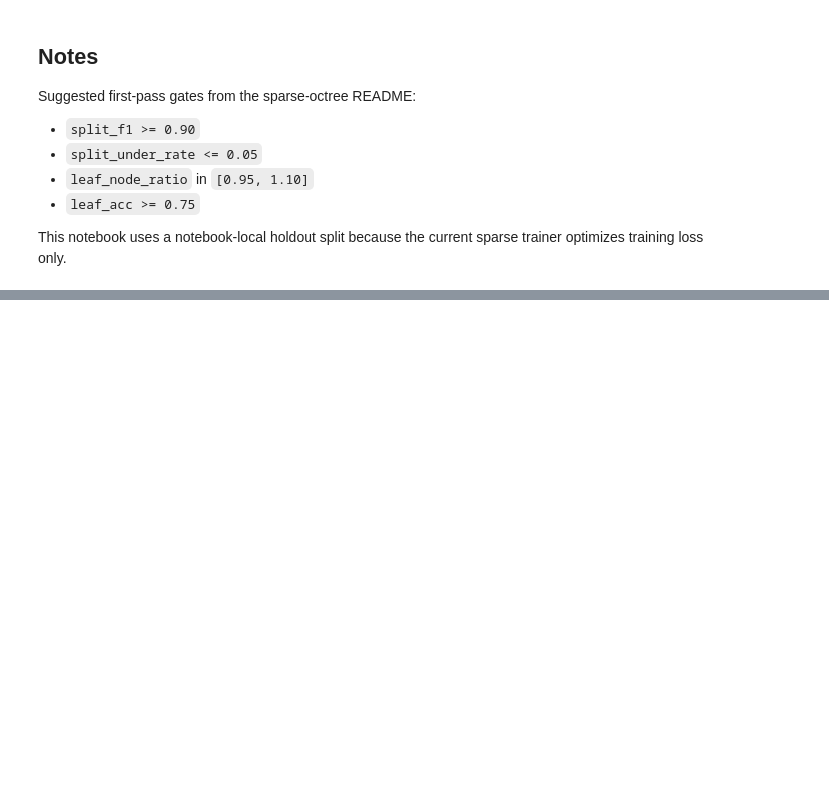
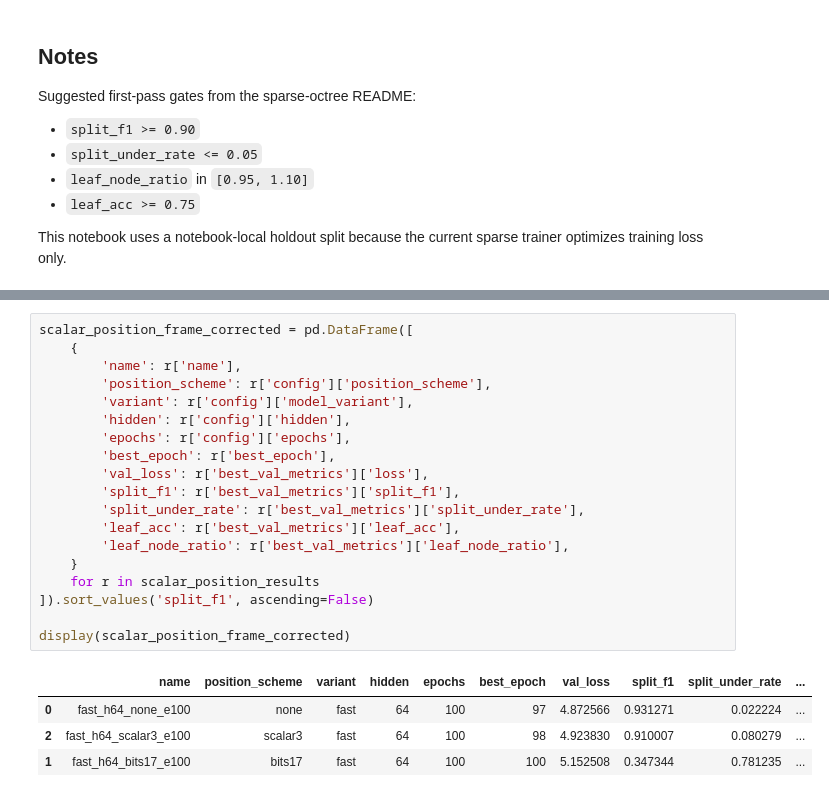
Before and after one commit to rhythmatician/VoxelTree, a Jupyter notebook: voxel_tree/tasks/sparse_octree/sparse_octree_ablation_lab.ipynb, the cells around one changed output, grey strips where cells are left out. Cells and saved outputs as stored; diff of their text form; blank space fills up the shorter version.

```diff
--- a/voxel_tree/tasks/sparse_octree/sparse_octree_ablation_lab.ipynb
+++ b/voxel_tree/tasks/sparse_octree/sparse_octree_ablation_lab.ipynb
@@ -1542,0 +1919,24 @@ This notebook uses a notebook-local holdout split because the current sparse tra
+# %%
+scalar_position_frame_corrected = pd.DataFrame([
+    {
+        'name': r['name'],
+        'position_scheme': r['config']['position_scheme'],
+        'variant': r['config']['model_variant'],
+        'hidden': r['config']['hidden'],
+        'epochs': r['config']['epochs'],
+        'best_epoch': r['best_epoch'],
+        'val_loss': r['best_val_metrics']['loss'],
+        'split_f1': r['best_val_metrics']['split_f1'],
+        'split_under_rate': r['best_val_metrics']['split_under_rate'],
+        'leaf_acc': r['best_val_metrics']['leaf_acc'],
+        'leaf_node_ratio': r['best_val_metrics']['leaf_node_ratio'],
+    }
+    for r in scalar_position_results
+]).sort_values('split_f1', ascending=False)
+
+display(scalar_position_frame_corrected)
+# %% [output]
+|  | name | position_scheme | variant | hidden | epochs | best_epoch | val_loss | split_f1 | split_under_rate | ... |
+| 0 | fast_h64_none_e100 | none | fast | 64 | 100 | 97 | 4.872566 | 0.931271 | 0.022224 | ... |
+| 2 | fast_h64_scalar3_e100 | scalar3 | fast | 64 | 100 | 98 | 4.923830 | 0.910007 | 0.080279 | ... |
+| 1 | fast_h64_bits17_e100 | bits17 | fast | 64 | 100 | 100 | 5.152508 | 0.347344 | 0.781235 | ... |
```
Also changed, not shown: parts of 12 cells of this notebook.
